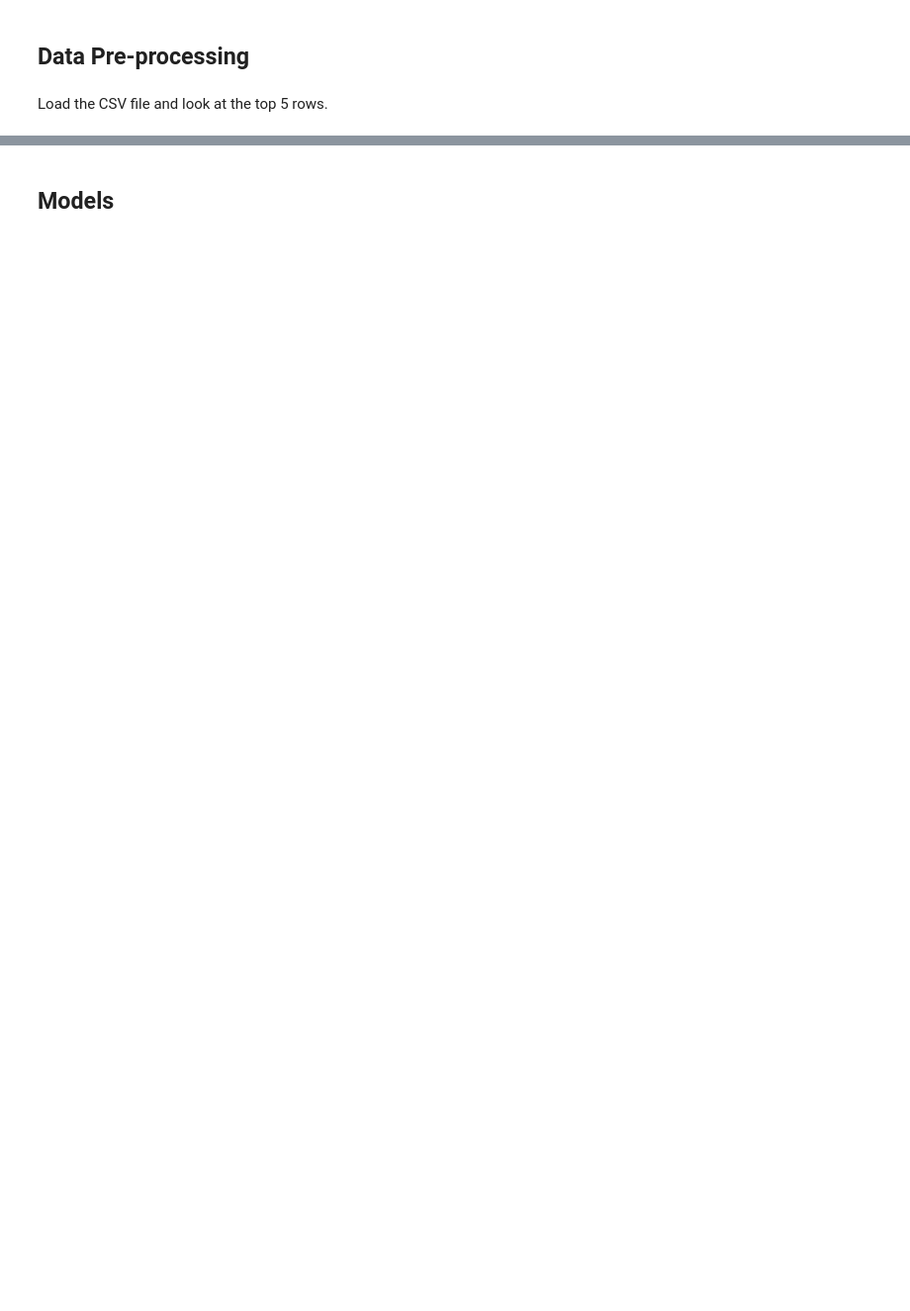
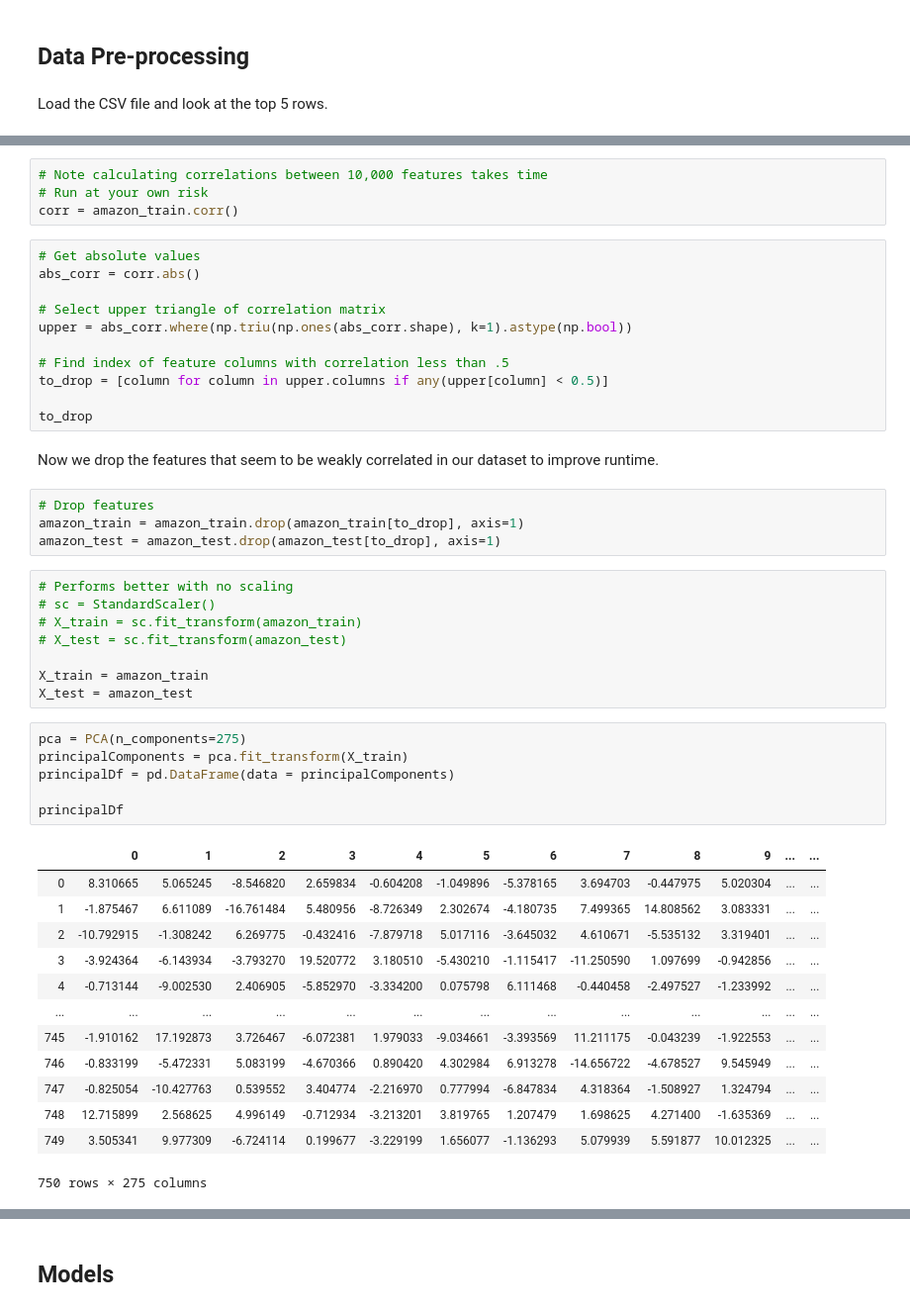
Before and after one commit to velitchko/machine-learning, a Jupyter notebook: assignment_2/Amazon Reviews.ipynb, the cells around one changed output, grey strips where cells are left out. Shown: that part at 99% size. Saved outputs shown, nothing was run; the diff lists cells and outputs as text; blank space fills up the shorter version.

```diff
--- a/assignment_2/Amazon Reviews.ipynb
+++ b/assignment_2/Amazon Reviews.ipynb
@@ -25,0 +197,49 @@ Load the CSV file and look at the top 5 rows.
+# %%
+# Note calculating correlations between 10,000 features takes time
+# Run at your own risk
+corr = amazon_train.corr()
+# %%
+# Get absolute values
+abs_corr = corr.abs()
+
+# Select upper triangle of correlation matrix
+upper = abs_corr.where(np.triu(np.ones(abs_corr.shape), k=1).astype(np.bool))
+
+# Find index of feature columns with correlation less than .5
+to_drop = [column for column in upper.columns if any(upper[column] < 0.5)]
+
+to_drop
+# %% [markdown]
+Now we drop the features that seem to be weakly correlated in our dataset to improve runtime.
+# %%
+# Drop features
+amazon_train = amazon_train.drop(amazon_train[to_drop], axis=1)
+amazon_test = amazon_test.drop(amazon_test[to_drop], axis=1)
+# %%
+# Performs better with no scaling
+# sc = StandardScaler()
+# X_train = sc.fit_transform(amazon_train)
+# X_test = sc.fit_transform(amazon_test)
+
+X_train = amazon_train
+X_test = amazon_test
+# %%
+pca = PCA(n_components=275)
+principalComponents = pca.fit_transform(X_train)
+principalDf = pd.DataFrame(data = principalComponents)
+
+principalDf
+# %% [output]
+|  | 0 | 1 | 2 | 3 | 4 | 5 | 6 | 7 | 8 | 9 | ... | ... |
+| 0 | 8.310665 | 5.065245 | -8.546820 | 2.659834 | -0.604208 | -1.049896 | -5.378165 | 3.694703 | -0.447975 | 5.020304 | ... | ... |
+| 1 | -1.875467 | 6.611089 | -16.761484 | 5.480956 | -8.726349 | 2.302674 | -4.180735 | 7.499365 | 14.808562 | 3.083331 | ... | ... |
+| 2 | -10.792915 | -1.308242 | 6.269775 | -0.432416 | -7.879718 | 5.017116 | -3.645032 | 4.610671 | -5.535132 | 3.319401 | ... | ... |
+| 3 | -3.924364 | -6.143934 | -3.793270 | 19.520772 | 3.180510 | -5.430210 | -1.115417 | -11.250590 | 1.097699 | -0.942856 | ... | ... |
+| 4 | -0.713144 | -9.002530 | 2.406905 | -5.852970 | -3.334200 | 0.075798 | 6.111468 | -0.440458 | -2.497527 | -1.233992 | ... | ... |
+| ... | ... | ... | ... | ... | ... | ... | ... | ... | ... | ... | ... | ... |
+| 745 | -1.910162 | 17.192873 | 3.726467 | -6.072381 | 1.979033 | -9.034661 | -3.393569 | 11.211175 | -0.043239 | -1.922553 | ... | ... |
+| 746 | -0.833199 | -5.472331 | 5.083199 | -4.670366 | 0.890420 | 4.302984 | 6.913278 | -14.656722 | -4.678527 | 9.545949 | ... | ... |
+| 747 | -0.825054 | -10.427763 | 0.539552 | 3.404774 | -2.216970 | 0.777994 | -6.847834 | 4.318364 | -1.508927 | 1.324794 | ... | ... |
+| 748 | 12.715899 | 2.568625 | 4.996149 | -0.712934 | -3.213201 | 3.819765 | 1.207479 | 1.698625 | 4.271400 | -1.635369 | ... | ... |
+| 749 | 3.505341 | 9.977309 | -6.724114 | 0.199677 | -3.229199 | 1.656077 | -1.136293 | 5.079939 | 5.591877 | 10.012325 | ... | ... |
+750 rows × 275 columns
```
Also changed, not shown: parts of 66 cells of this notebook.
